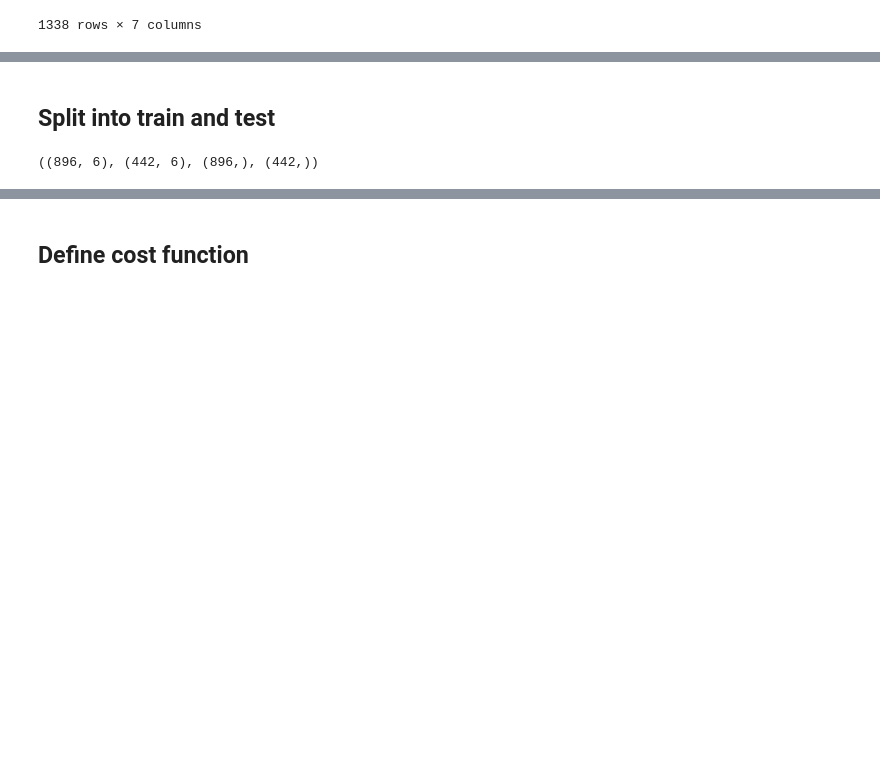
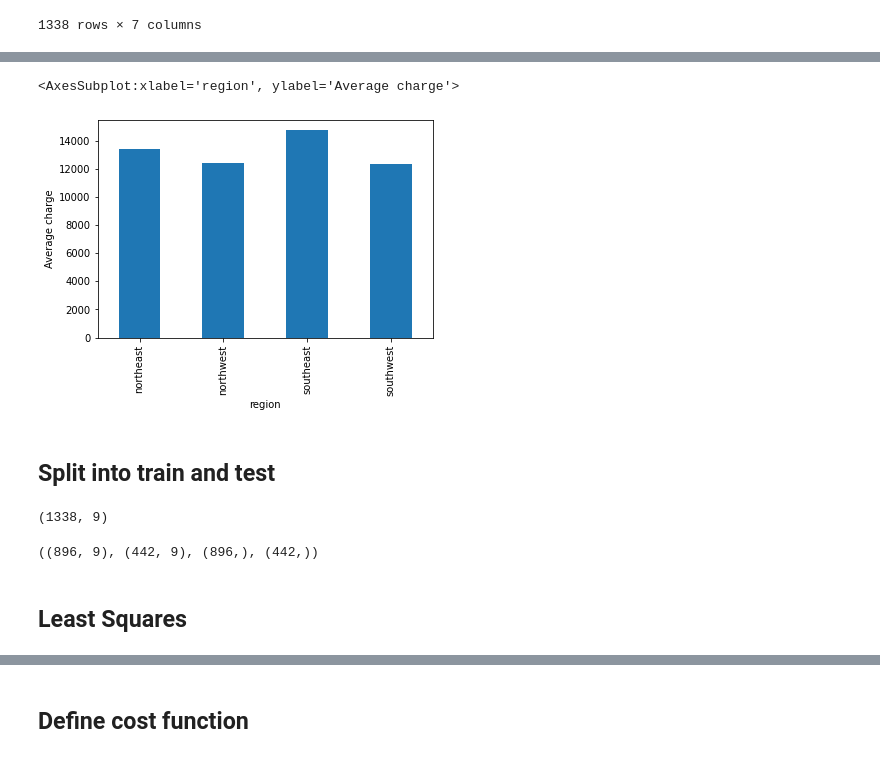
Before and after one commit to Gonm1/gradientdescent, a Jupyter notebook: GradientDescent.ipynb, the cells around one changed output, grey strips where cells are left out. Drawn from its saved outputs; the diff is of its cells as text; code cells hidden in the pictures; blank space fills up the shorter version.

```diff
--- a/GradientDescent.ipynb
+++ b/GradientDescent.ipynb
@@ -50,19 +69,54 @@ data.corr()
+# %%
+data.groupby(by=['region']).charges.mean().plot.bar(ylabel='Average charge')
+# %% [output]
+<AxesSubplot:xlabel='region', ylabel='Average charge'>
+[figure, added]
 # %% [markdown]
 ## Split into train and test
+# %%
+# Convert sex, smoker and region columns into categorical columns for data set
+dummies = data[["sex", "smoker", "region"]]
+dummies = pd.get_dummies(dummies, drop_first=True)
+
+# Drop original columns
+data.drop(["sex", "smoker", "region"], axis=1, inplace=True)
+
+# Concat dummies and data
+data = pd.concat([data, dummies], axis=1)
+
+# Save columns
+columns = data.columns
+
+# Standardize dataset
+scaler = StandardScaler()
+scaled_data = scaler.fit_transform(data)
+
+# Convert back to dataframe
+scaled_data = pd.DataFrame(scaled_data, columns=columns)
+
+# Remove target column from dataset
+target = scaled_data.pop('charges')
+
+# Convert target array to numpy array
+target = target.to_numpy()
+
+# Convert dataframe into numpy matrix
+scaled_data = scaled_data.to_numpy()
+
+# Add constant column for x0 weight
+X0 = np.ones(len(scaled_data))
+scaled_data = np.column_stack((X0, scaled_data))
+
+scaled_data.shape
+# %% [output]
+(1338, 9)
 # %%
-data = data.to_numpy()
-
-# Standardize dataset
-scaler = StandardScaler()
-data = scaler.fit_transform(data)
-
-# Add constant column for x0 weight
-X0 = np.ones(len(data))
-data = np.column_stack((X0, data))
-
+# Split data into train and test
 x_train, x_test, y_train, y_test = train_test_split(
-    data[:, :-1], data[:, -1], test_size=0.33, random_state=42
+    scaled_data, target, test_size=0.33, random_state=42
 )
 x_train.shape, x_test.shape, y_train.shape, y_test.shape
 # %% [output]
-((896, 6), (442, 6), (896,), (442,))
+((896, 9), (442, 9), (896,), (442,))
+# %% [markdown]
+## Least Squares
```
Also changed, not shown: parts of 17 cells of this notebook.
